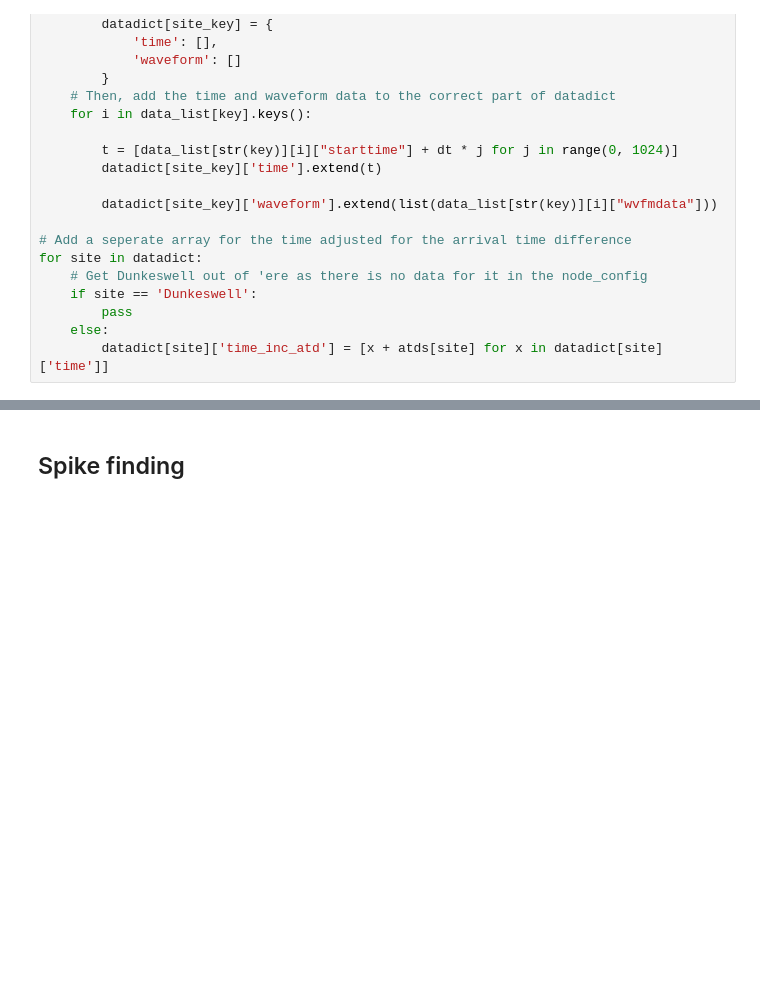
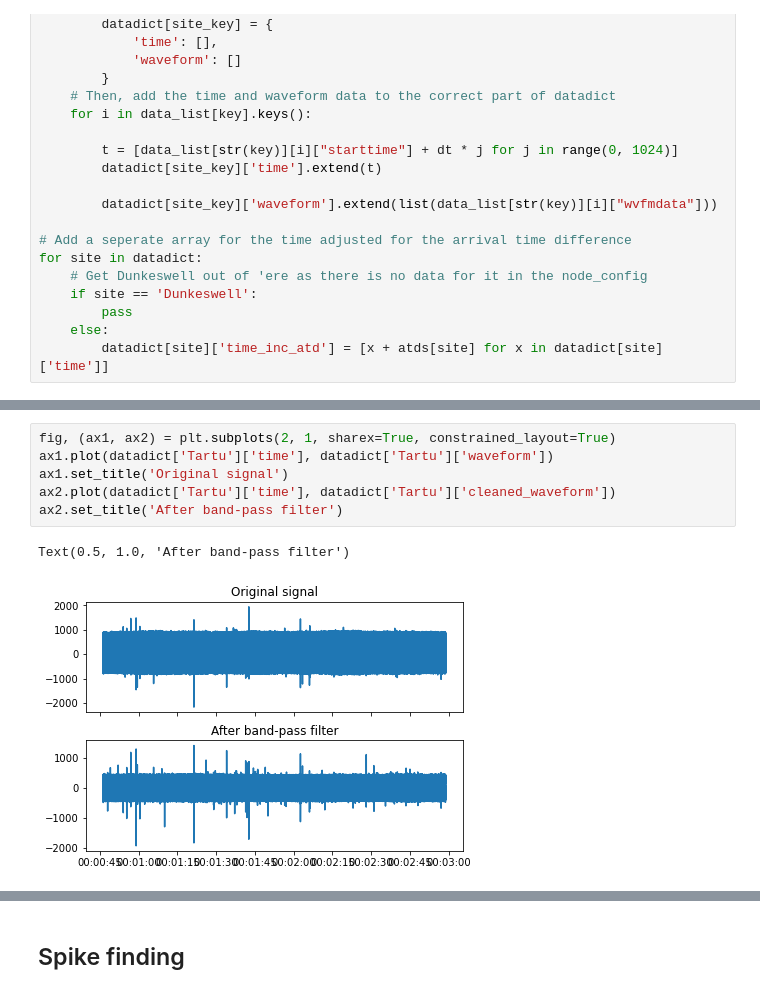
Before and after one commit to luciamedinac/ITP, a Jupyter notebook: fireball_investigation.ipynb, the cells around one changed output, grey strips where cells are left out. Cells and saved outputs as stored; diff of their text form; blank space fills up the shorter version.

```diff
--- a/fireball_investigation.ipynb
+++ b/fireball_investigation.ipynb
@@ -98,3 +114,12 @@ for site in datadict:
+# %%
+fig, (ax1, ax2) = plt.subplots(2, 1, sharex=True, constrained_layout=True)
+ax1.plot(datadict['Tartu']['time'], datadict['Tartu']['waveform'])
+ax1.set_title('Original signal')
+ax2.plot(datadict['Tartu']['time'], datadict['Tartu']['cleaned_waveform'])
+ax2.set_title('After band-pass filter')
+# %% [output]
+Text(0.5, 1.0, 'After band-pass filter')
+[figure, added]
 # %%
 # Create a subplot to plot the data with title etc
 # sharex=True means they are plotted on the same x axis
```
Also changed, not shown: parts of 15 cells of this notebook.
